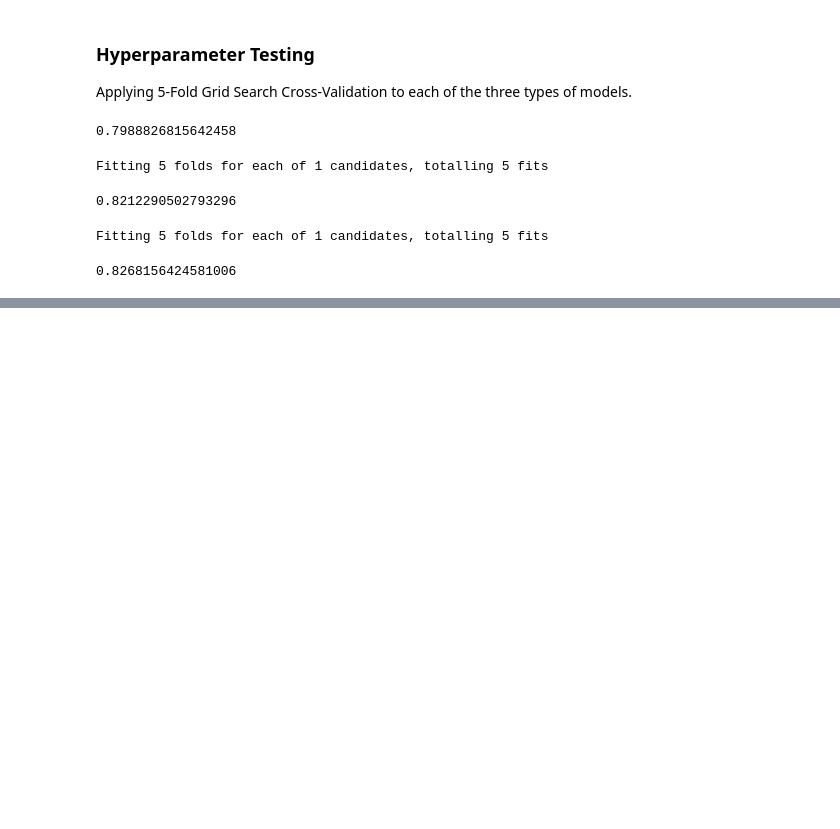
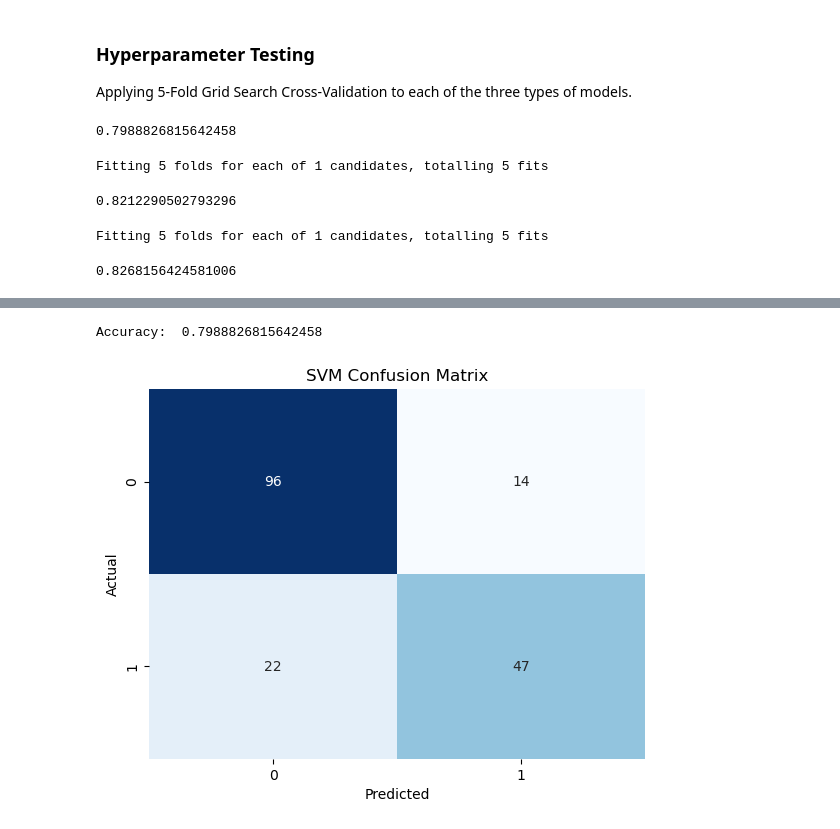
Before and after one commit to eyalJackman/titanic_predictions, a Jupyter notebook: predictions.ipynb, the cells around one changed output, grey strips where cells are left out. Cells and saved outputs as stored; diff of their text form; code cells hidden in the pictures; blank space fills up the shorter version.

Commit message:
Added confusion matrices for models on testing data

```diff
--- a/predictions.ipynb
+++ b/predictions.ipynb
@@ -126,0 +132,15 @@ Fitting 5 folds for each of 1 candidates, totalling 5 fits
+# %%
+acc = gscv_svm.score(X_test, Y_test)
+print("Accuracy: ", acc)
+cm = confusion_matrix(Y_test, gscv_svm.predict(X_test))
+
+sns.heatmap(cm, annot=True, cmap="Blues", cbar=False)
+plt.xlabel("Predicted")
+plt.ylabel("Actual")
+plt.title("SVM Confusion Matrix")
+plt.savefig("metrics/svm_confusion_matrix.png")
+plt.show()
+# Pulled from https://medium.com/@dtuk81/confusion-matrix-visualization-fc31e3f30fea
+# %% [output]
+Accuracy:  0.7988826815642458
+[figure, added]
```
Also changed, not shown: parts of 4 cells of this notebook.
